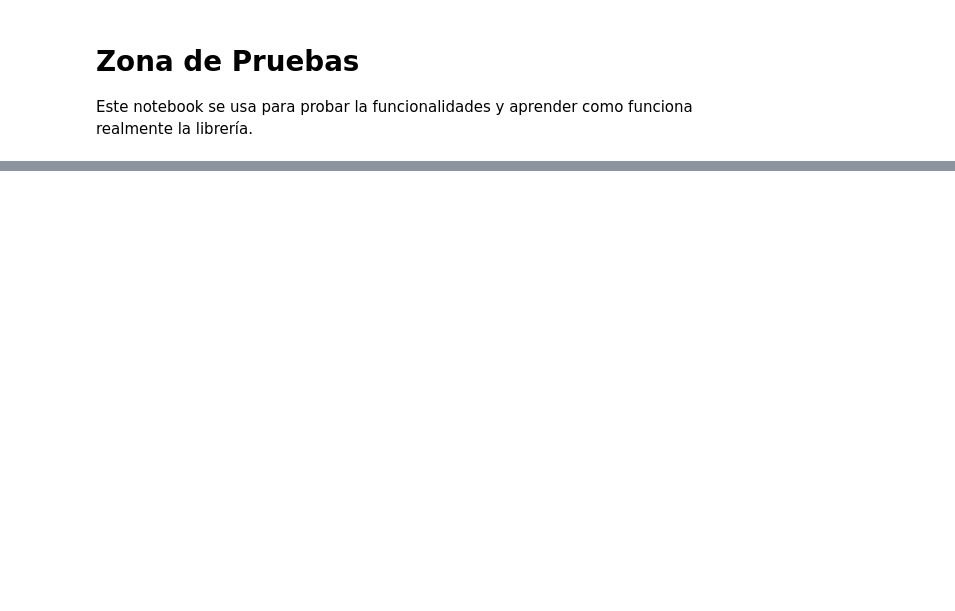
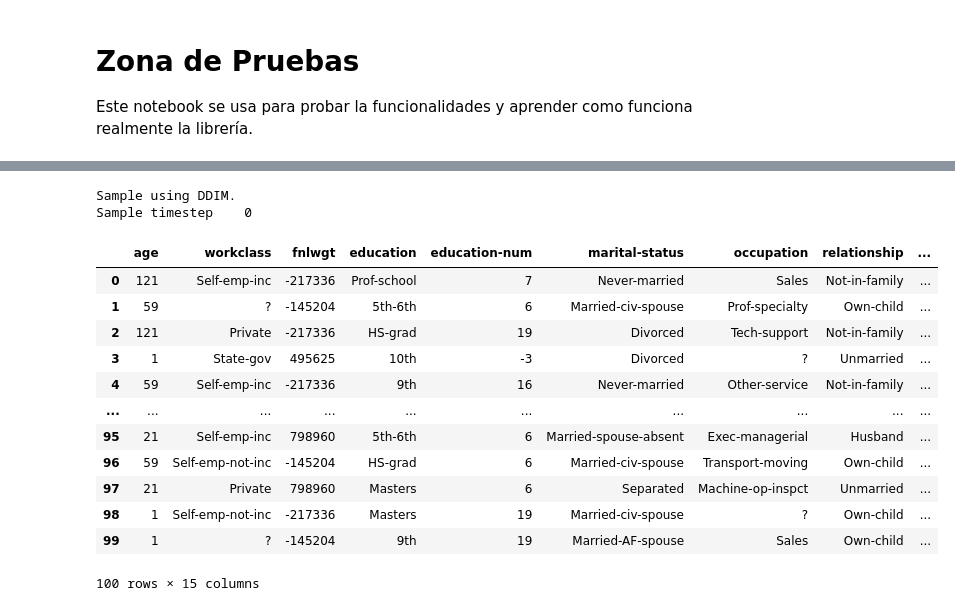
Before and after one commit to diegovelilla/TFG, a Jupyter notebook: notebook_test_diffusion.ipynb, the cells around one changed output, grey strips where cells are left out. Cells and saved outputs as stored; diff of their text form; code cells hidden in the pictures; blank space fills up the shorter version.

```diff
--- a/notebook_test_diffusion.ipynb
+++ b/notebook_test_diffusion.ipynb
@@ -53,0 +8,7 @@ Es aconsejable pasarle la lista de columnas con valores discretos de nuestro con
+# %%
+from CraftingTable import TVAE, CTGAN, TabDDPM_ResNet, TabDDPM_MLP
+
+tvae = TVAE()
+ctgan = CTGAN()
+tabddpm_resnet = TabDDPM_ResNet()
+tabddpm_mlp = TabDDPM_MLP()
@@ -105,0 +39,2 @@ Sample timestep    0
+# %%
+tabddpm_mlp.fit(real_data[:100], discrete_columns, steps=1000)
@@ -105,0 +133,18 @@ Sample timestep    0
+# %%
+tabddpm_mlp.sample(100)
+# %% [output]
+Sample using DDIM.
+Sample timestep    0
+|  | age | workclass | fnlwgt | education | education-num | marital-status | occupation | relationship | ... |
+| 0 | 121 | Self-emp-inc | -217336 | Prof-school | 7 | Never-married | Sales | Not-in-family | ... |
+| 1 | 59 | ? | -145204 | 5th-6th | 6 | Married-civ-spouse | Prof-specialty | Own-child | ... |
+| 2 | 121 | Private | -217336 | HS-grad | 19 | Divorced | Tech-support | Not-in-family | ... |
+| 3 | 1 | State-gov | 495625 | 10th | -3 | Divorced | ? | Unmarried | ... |
+| 4 | 59 | Self-emp-inc | -217336 | 9th | 16 | Never-married | Other-service | Not-in-family | ... |
+| ... | ... | ... | ... | ... | ... | ... | ... | ... | ... |
+| 95 | 21 | Self-emp-inc | 798960 | 5th-6th | 6 | Married-spouse-absent | Exec-managerial | Husband | ... |
+| 96 | 59 | Self-emp-not-inc | -145204 | HS-grad | 6 | Married-civ-spouse | Transport-moving | Own-child | ... |
+| 97 | 21 | Private | 798960 | Masters | 6 | Separated | Machine-op-inspct | Unmarried | ... |
+| 98 | 1 | Self-emp-not-inc | -217336 | Masters | 19 | Married-civ-spouse | ? | Own-child | ... |
+| 99 | 1 | ? | -145204 | 9th | 19 | Married-AF-spouse | Sales | Own-child | ... |
+100 rows × 15 columns
```
Also changed, not shown: parts of 31 cells of this notebook, 19 other files.
